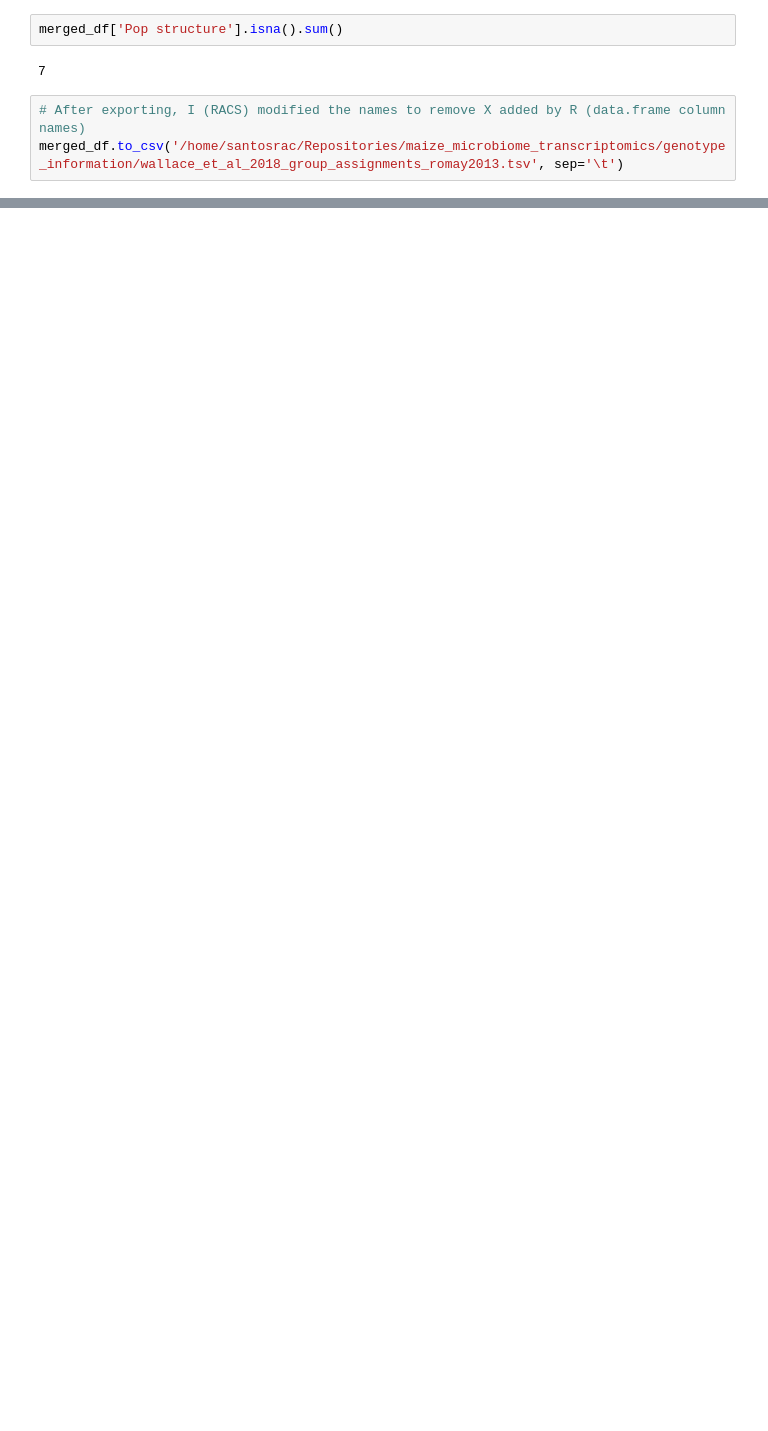
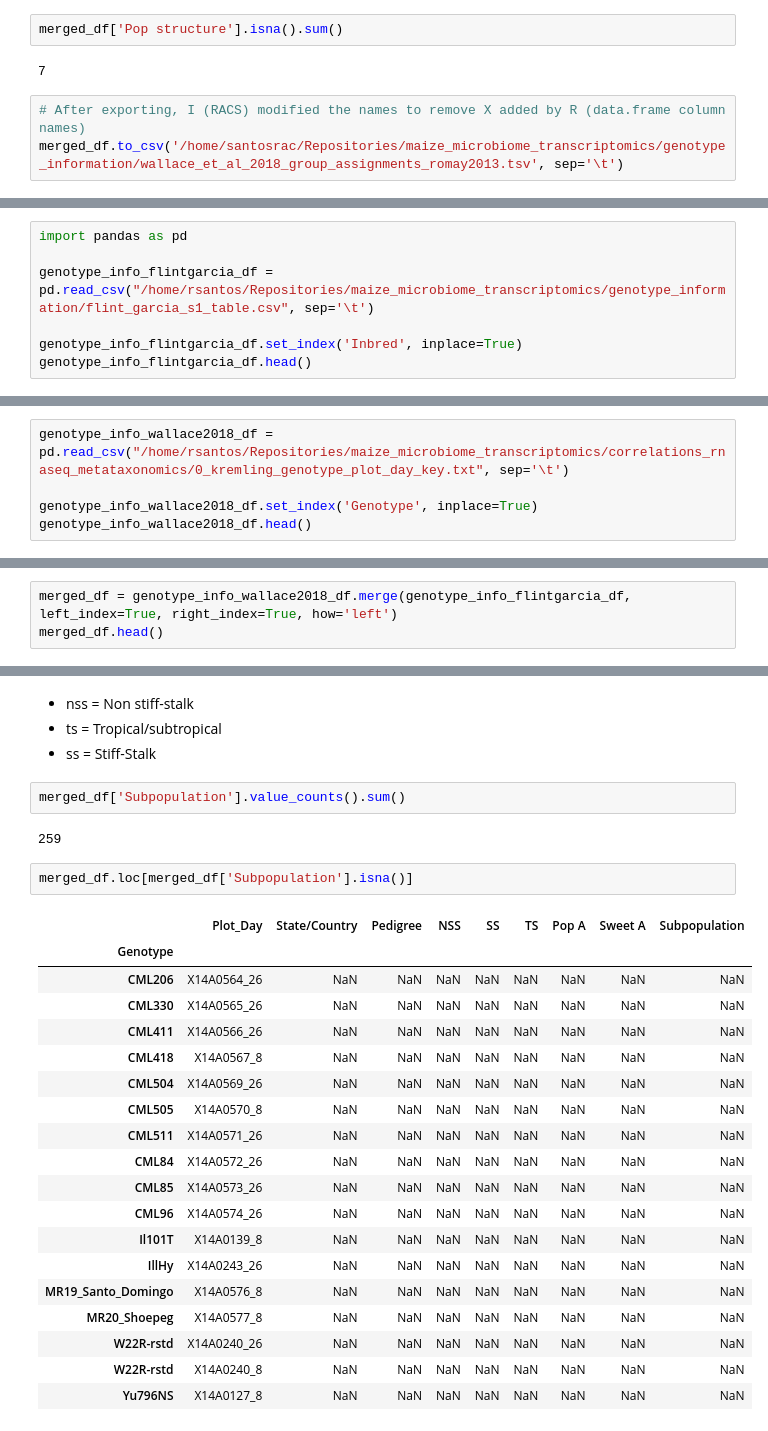
Before and after one commit to SantosRAC/maize_microbiome_transcriptomics, a Jupyter notebook: genotype_information/group_information_goodman.ipynb, the cells around one changed output, grey strips where cells are left out. Cells and saved outputs as stored; diff of their text form; blank space fills up the shorter version.

Commit message:
Updating group information for maize genotypes

```diff
--- a/genotype_information/group_information_goodman.ipynb
+++ b/genotype_information/group_information_goodman.ipynb
@@ -117,0 +122,7 @@ merged_df.to_csv('/home/santosrac/Repositories/maize_microbiome_transcriptomics/
+# %%
+import pandas as pd
+
+genotype_info_flintgarcia_df = pd.read_csv("/home/rsantos/Repositories/maize_microbiome_transcriptomics/genotype_information/flint_garcia_s1_table.csv", sep='\t')
+
+genotype_info_flintgarcia_df.set_index('Inbred', inplace=True)
+genotype_info_flintgarcia_df.head()
@@ -117,0 +137,5 @@ merged_df.to_csv('/home/santosrac/Repositories/maize_microbiome_transcriptomics/
+# %%
+genotype_info_wallace2018_df = pd.read_csv("/home/rsantos/Repositories/maize_microbiome_transcriptomics/correlations_rnaseq_metataxonomics/0_kremling_genotype_plot_day_key.txt", sep='\t')
+
+genotype_info_wallace2018_df.set_index('Genotype', inplace=True)
+genotype_info_wallace2018_df.head()
@@ -117,0 +150,3 @@ merged_df.to_csv('/home/santosrac/Repositories/maize_microbiome_transcriptomics/
+# %%
+merged_df = genotype_info_wallace2018_df.merge(genotype_info_flintgarcia_df, left_index=True, right_index=True, how='left')
+merged_df.head()
@@ -117,0 +173,30 @@ merged_df.to_csv('/home/santosrac/Repositories/maize_microbiome_transcriptomics/
+# %% [markdown]
+* nss = Non stiff-stalk
+* ts = Tropical/subtropical
+* ss = Stiff-Stalk
+# %%
+merged_df['Subpopulation'].value_counts().sum()
+# %% [output]
+259
+# %%
+merged_df.loc[merged_df['Subpopulation'].isna()]
+# %% [output]
+|  | Plot_Day | State/Country | Pedigree | NSS | SS | TS | Pop A | Sweet A | Subpopulation |
+| Genotype |  |  |  |  |  |  |  |  |  |
+| CML206 | X14A0564_26 | NaN | NaN | NaN | NaN | NaN | NaN | NaN | NaN |
+| CML330 | X14A0565_26 | NaN | NaN | NaN | NaN | NaN | NaN | NaN | NaN |
+| CML411 | X14A0566_26 | NaN | NaN | NaN | NaN | NaN | NaN | NaN | NaN |
+| CML418 | X14A0567_8 | NaN | NaN | NaN | NaN | NaN | NaN | NaN | NaN |
+| CML504 | X14A0569_26 | NaN | NaN | NaN | NaN | NaN | NaN | NaN | NaN |
+| CML505 | X14A0570_8 | NaN | NaN | NaN | NaN | NaN | NaN | NaN | NaN |
+| CML511 | X14A0571_26 | NaN | NaN | NaN | NaN | NaN | NaN | NaN | NaN |
+| CML84 | X14A0572_26 | NaN | NaN | NaN | NaN | NaN | NaN | NaN | NaN |
+| CML85 | X14A0573_26 | NaN | NaN | NaN | NaN | NaN | NaN | NaN | NaN |
+| CML96 | X14A0574_26 | NaN | NaN | NaN | NaN | NaN | NaN | NaN | NaN |
+| Il101T | X14A0139_8 | NaN | NaN | NaN | NaN | NaN | NaN | NaN | NaN |
+| IllHy | X14A0243_26 | NaN | NaN | NaN | NaN | NaN | NaN | NaN | NaN |
+| MR19_Santo_Domingo | X14A0576_8 | NaN | NaN | NaN | NaN | NaN | NaN | NaN | NaN |
+| MR20_Shoepeg | X14A0577_8 | NaN | NaN | NaN | NaN | NaN | NaN | NaN | NaN |
+| W22R-rstd | X14A0240_26 | NaN | NaN | NaN | NaN | NaN | NaN | NaN | NaN |
+| W22R-rstd | X14A0240_8 | NaN | NaN | NaN | NaN | NaN | NaN | NaN | NaN |
+| Yu796NS | X14A0127_8 | NaN | NaN | NaN | NaN | NaN | NaN | NaN | NaN |
```
Also changed, not shown: parts of 9 cells of this notebook, 2 other files.
